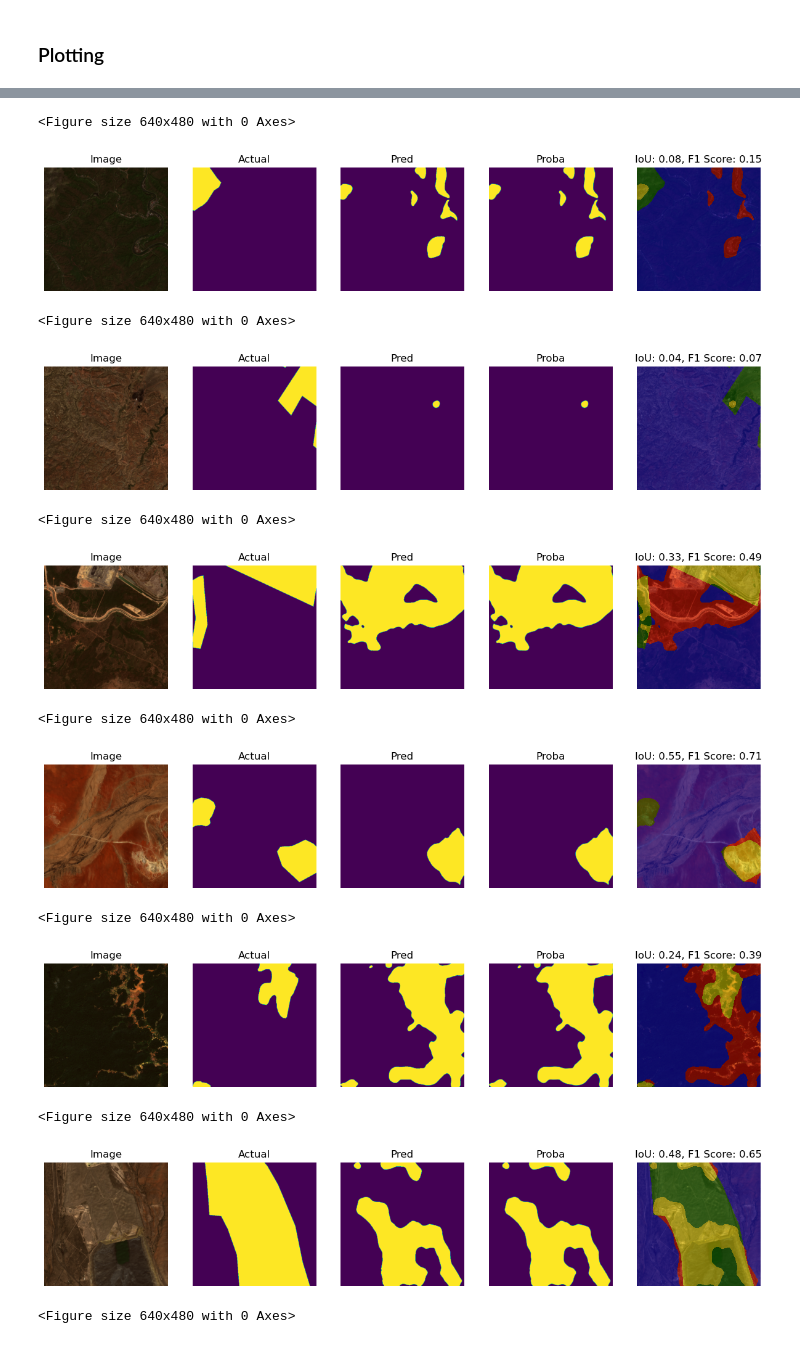
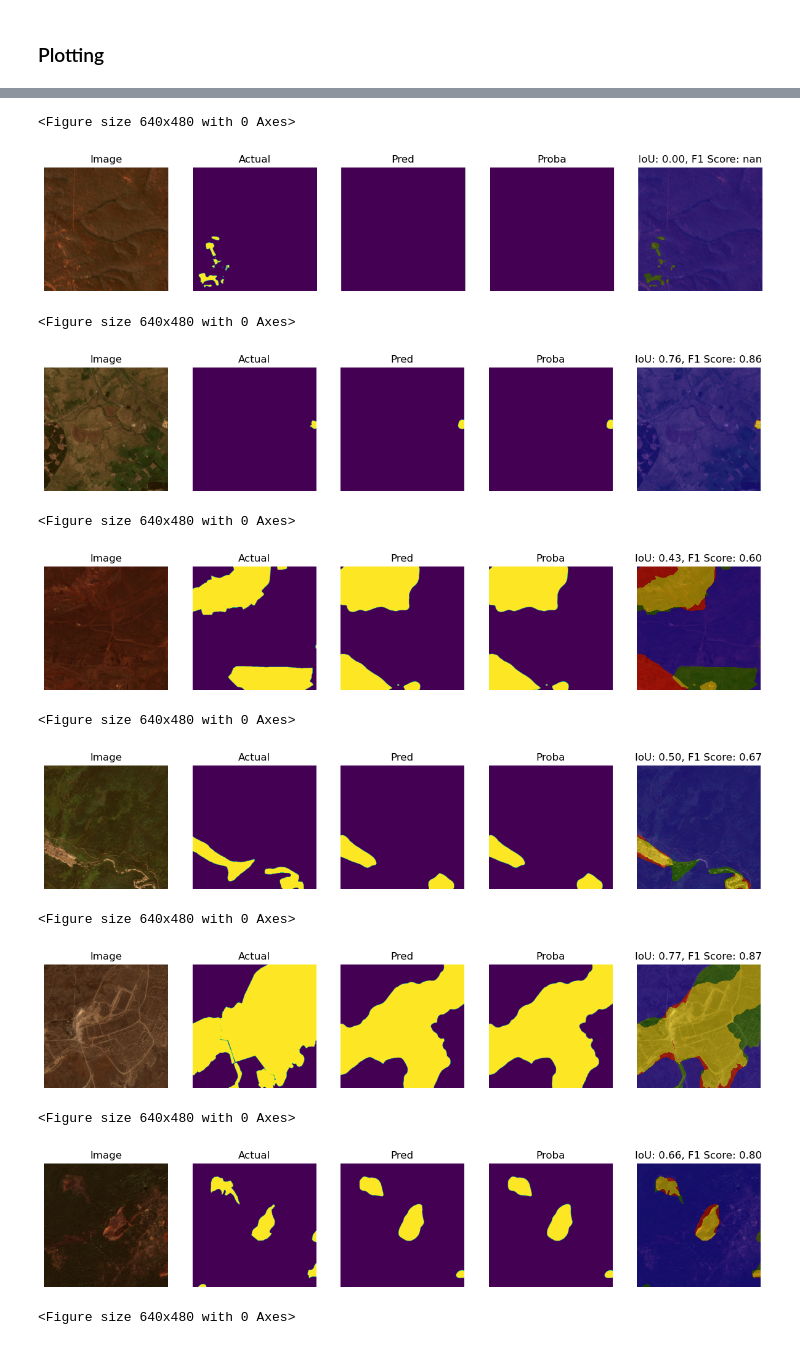
Before and after one commit to SimonJasansky/mine-segmentation, a Jupyter notebook: notebooks/cnn/cnn_inference.ipynb, the cells around one changed output, grey strips where cells are left out. Saved outputs shown, nothing was run; the diff lists cells and outputs as text; code cells hidden in the pictures.

Commit message:
feat: add test dataloader to datamodule, and use it for inference

```diff
--- a/notebooks/cnn/cnn_inference.ipynb
+++ b/notebooks/cnn/cnn_inference.ipynb
@@ -9,4 +9,5 @@ warnings.filterwarnings("ignore")
 import os
 os.chdir("../../")
 print(os.getcwd())
+root = os.getcwd()
 # %% [output]
@@ -31,7 +32,7 @@ from src.visualization.visualization_funcs import plot_pred_vs_true_mask
 ### Define paths and parameters
 # %%
 MINESEG_CHECKPOINT_PATH = (
-    "models/mineseg-cnn_epoch-08_val-iou-0.4645.ckpt"
+    "models/mineseg-cnn_epoch-05_val-iou-0.5553.ckpt"
 )
 
 METADATA_PATH = "configs/clay/clay_segment_metadata.yaml"
@@ -40,8 +41,23 @@ TRAIN_CHIP_DIR = "data/processed/chips/npy/train/chips/"
 TRAIN_LABEL_DIR = " data/processed/chips/npy/train/labels/"
 VAL_CHIP_DIR = "data/processed/chips/npy/val/chips/"
 VAL_LABEL_DIR = "data/processed/chips/npy/val/labels/"
+TEST_CHIP_DIR = "data/processed/chips/npy/test/chips/"
+TEST_LABEL_DIR = "data/processed/chips/npy/test/labels/"
 
 BATCH_SIZE = 1
 NUM_WORKERS = 4
 PLATFORM = "sentinel-2-l2a"
 CHIP_SIZE = 512
+# %%
+is_lightning = True
+if is_lightning:
+    root = root + "/workspaces/mine-segmentation"
+    MINESEG_CHECKPOINT_PATH = root + "/" + MINESEG_CHECKPOINT_PATH
+    METADATA_PATH = root + "/" + METADATA_PATH
+    TRAIN_CHIP_DIR = root +  "/" +TRAIN_CHIP_DIR
+    TRAIN_LABEL_DIR = root + "/" + TRAIN_LABEL_DIR
+    VAL_CHIP_DIR = root + "/" + VAL_CHIP_DIR
+    VAL_LABEL_DIR = root + "/" + VAL_LABEL_DIR
+    TEST_CHIP_DIR = root + "/" + TEST_CHIP_DIR
+    TEST_LABEL_DIR = root + "/" + TEST_LABEL_DIR
+    print(MINESEG_CHECKPOINT_PATH)
@@ -62,6 +80,8 @@ def get_data(
     train_label_dir,
     val_chip_dir,
     val_label_dir,
+    test_chip_dir,
+    test_label_dir,
     metadata_path,
     batch_size,
     num_workers,
@@ -73,21 +93,25 @@ def get_data(
         train_label_dir=train_label_dir,
         val_chip_dir=val_chip_dir,
         val_label_dir=val_label_dir,
+        test_chip_dir=test_chip_dir,
+        test_label_dir=test_label_dir,
         metadata_path=metadata_path,
         batch_size=batch_size,
         num_workers=num_workers,
         platform=platform,
     )
-    dm.setup(stage="fit")
+
+    dm.setup(stage="test")
+
     if index is not None:
-        val_dl = iter(dm.val_dataloader())
+        test_dl = iter(dm.test_dataloader())
         for i in range(index + 1):
-            batch = next(val_dl)
+            batch = next(test_dl)
         metadata = dm.metadata
         return batch, metadata
     else:
-        val_dl = dm.val_dataloader()
-        batch = next(iter(val_dl))
+        test_dl = dm.test_dataloader()
+        batch = next(iter(test_dl))
         metadata = dm.metadata
         return batch, metadata
     metadata = dm.metadata
@@ -164,8 +188,8 @@ model = get_model(MINESEG_CHECKPOINT_PATH)
 # %%
 import random
 
-nr_val_chips = len(os.listdir(VAL_CHIP_DIR))
-sample = random.sample(range(nr_val_chips), 7)
+nr_test_chips = len(os.listdir(TEST_CHIP_DIR))
+sample = random.sample(range(nr_test_chips), 7)
 
 for index in sample:
 
@@ -175,6 +199,8 @@ for index in sample:
         TRAIN_LABEL_DIR,
         VAL_CHIP_DIR,
         VAL_LABEL_DIR,
+        TEST_CHIP_DIR,
+        TEST_LABEL_DIR,
         METADATA_PATH,
         BATCH_SIZE,
         NUM_WORKERS,
@@ -199,15 +225,15 @@ for index in sample:
 <Figure size 640x480 with 0 Axes>
-[figure, old version]
+[figure, new version]
 <Figure size 640x480 with 0 Axes>
-[figure, old version]
+[figure, new version]
 <Figure size 640x480 with 0 Axes>
-[figure, old version]
+[figure, new version]
 <Figure size 640x480 with 0 Axes>
-[figure, old version]
+[figure, new version]
 <Figure size 640x480 with 0 Axes>
-[figure, old version]
+[figure, new version]
 <Figure size 640x480 with 0 Axes>
-[figure, old version]
+[figure, new version]
 <Figure size 640x480 with 0 Axes>
 # %%
 fig = plot_pred_vs_true_mask(images, labels, preds.squeeze(), ax=None)
```
Also changed, not shown: parts of 4 cells of this notebook, 1 other file.
